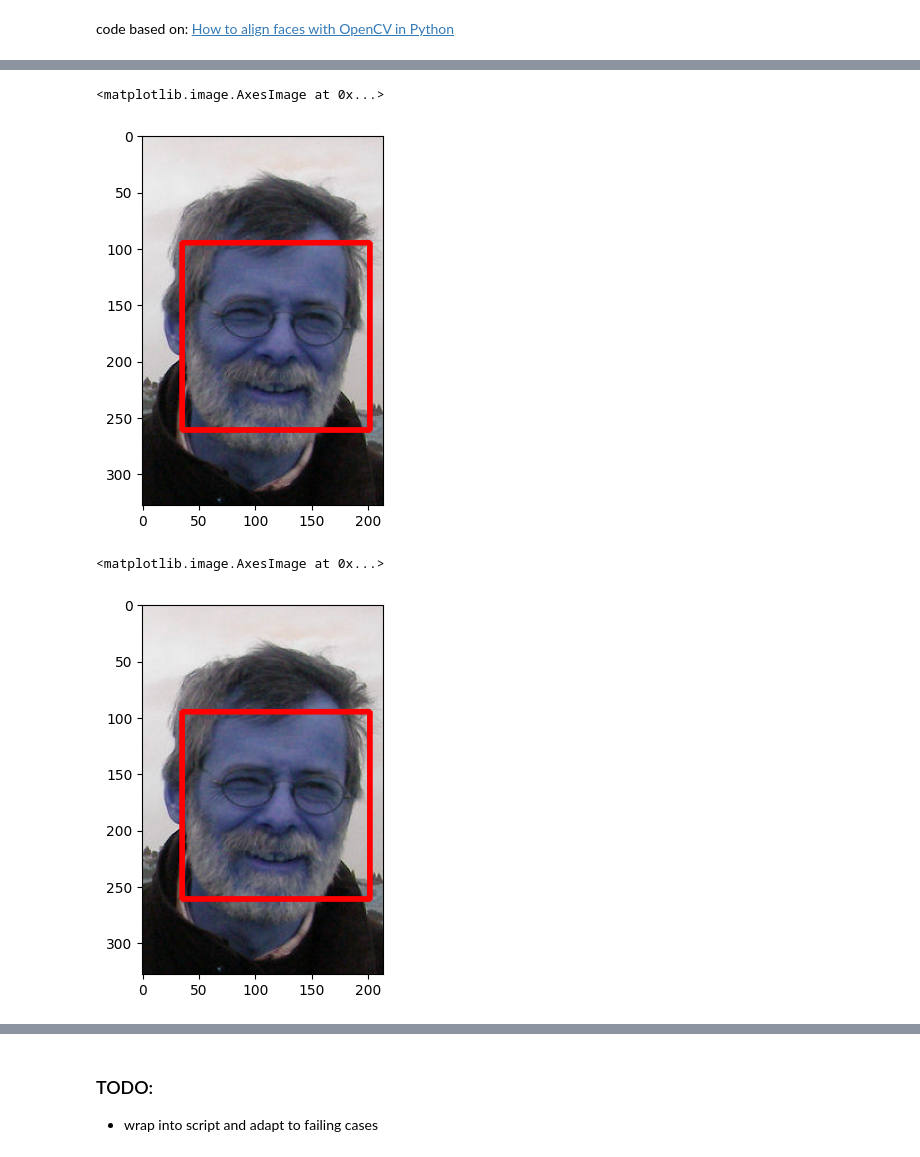
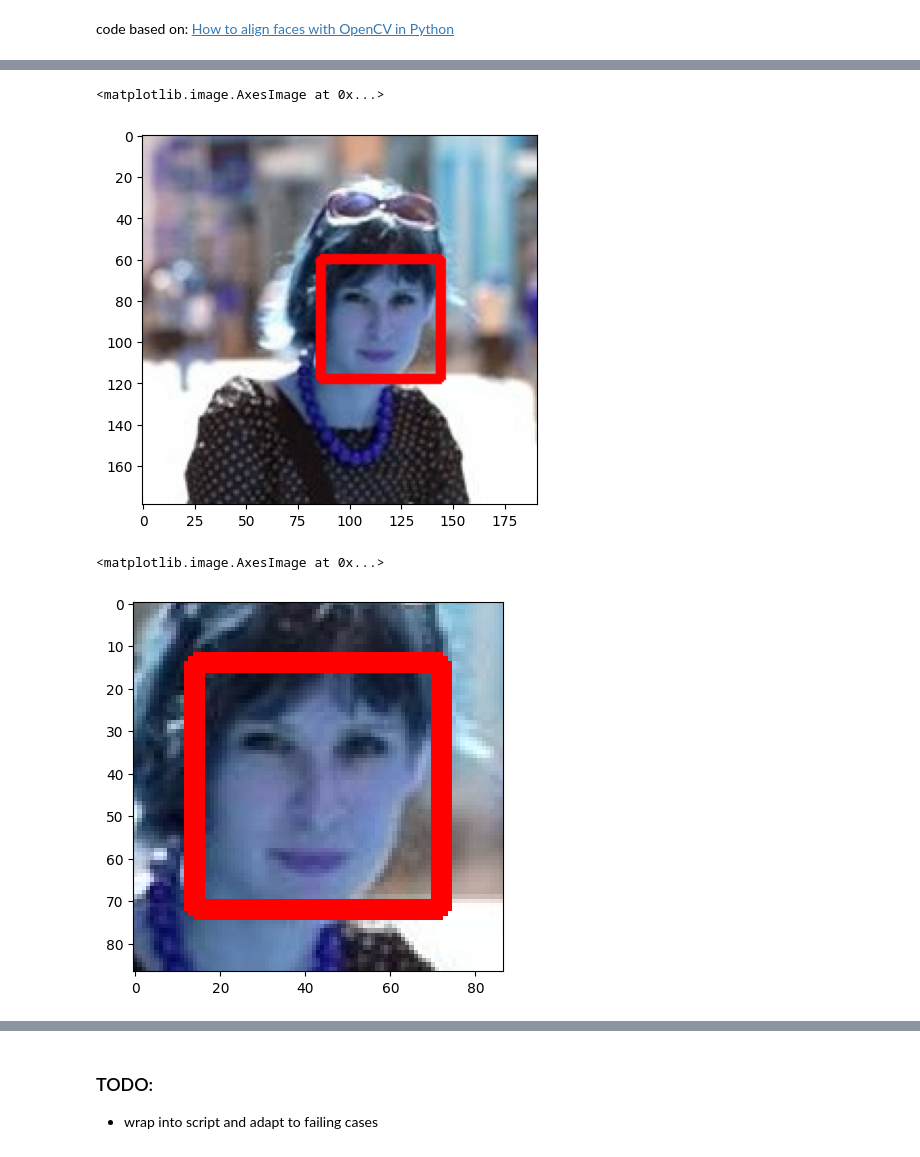
Before and after one commit to vikion/eigenfaces, a Jupyter notebook: face_alignment_demo.ipynb, the cells around one changed output, grey strips where cells are left out. Drawn from its saved outputs; the diff is of its cells as text; code cells hidden in the pictures.

Commit message:
edit FaceAlign

```diff
--- a/face_alignment_demo.ipynb
+++ b/face_alignment_demo.ipynb
@@ -9,7 +9,7 @@ face_cascade = cv2.CascadeClassifier(cv2.data.haarcascades + "haarcascade_fronta
 eye_cascade = cv2.CascadeClassifier(cv2.data.haarcascades + "haarcascade_eye.xml")
 # %%
 img = cv2.imread('./kdmfi-kjp-ktvs-turany/photos/leginusova1-ktvs.jpg')
-img = cv2.imread('./AIN extra/Frantisek Gyarfas.jpg')
+img = cv2.imread('./photos/AIN extra_Barbora Cimrova.jpg')
 plt.imshow(img)
 # %% [output]
 <matplotlib.image.AxesImage at 0x...>
@@ -17,16 +17,18 @@ plt.imshow(img)
 # %%
 grayscale = cv2.cvtColor(img, cv2.COLOR_BGR2GRAY)
 faces = face_cascade.detectMultiScale(grayscale, 1.1, 4)
 
 # in case more faces were detected select the largest one (or maybe try to get confidence out of detectMultiScale)
 face = max(faces, key=lambda contour: contour[2] * contour[3])
 
+original_face = face.copy()
+
 x , y,  w,  h = face
 cv2.rectangle(img, (x,y) ,(x+w, y+h), (255,0,0), 3)
 plt.imshow(img)
 # %% [output]
 <matplotlib.image.AxesImage at 0x...>
-[figure, old version]
+[figure, new version]
 # %%
 # crop picture to show only head area (detected face and some neighbourhood)
 x , y,  w,  h = face
@@ -44,14 +46,16 @@ if X > 0 and Y > 0 and X+W < pic_width and Y+H < pic_height:
     cropped_face = img[Y:Y + H, X:X + W]
     face[0] = (W - w) // 2
     face[1] = (H - h) // 2
+    DX = DY = None
 else:
     cropped_face = img
+    DX, DY = x, y
 
 #cropped_face = img[Y:Y+H, X:X+W]
 plt.imshow(cropped_face)
 # %% [output]
 <matplotlib.image.AxesImage at 0x...>
-[figure, old version]
+[figure, new version]
 # %%
 # adjust detected `face` coords to the new dimensions
 
```
Also changed, not shown: parts of 6 cells of this notebook, 3 other files.
